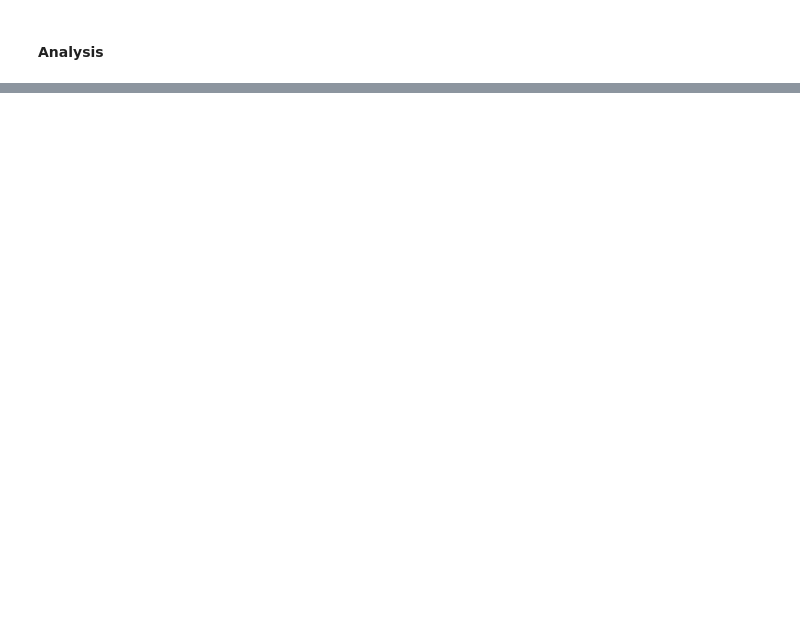
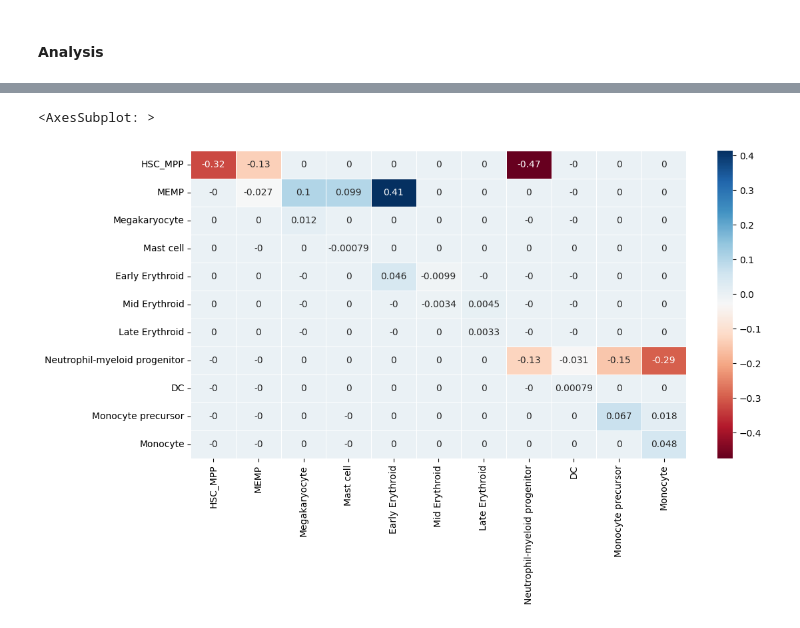
Before and after one commit to StatBiomed/clonaltrans, a Jupyter notebook: clonetrans obs.ipynb, the cells around one changed output, grey strips where cells are left out. Saved outputs shown, nothing was run; the diff lists cells and outputs as text; code cells hidden in the pictures; blank space fills up the shorter version.

```diff
--- a/clonetrans obs.ipynb
+++ b/clonetrans obs.ipynb
@@ -108,0 +107,14 @@ torch.Size([11, 11])
+# %%
+anno = pd.read_csv('./data/annotations.csv')
+# %%
+transition_K = pd.DataFrame(
+    index=anno['populations'].values,
+    columns=anno['populations'].values,
+    data=K.detach().cpu().numpy()[-1]
+)
+# %%
+fig, axes = plt.subplots(figsize=(12, 6))
+sns.heatmap(transition_K, annot=True, linewidths=.5, cmap='RdBu', ax=axes)
+# %% [output]
+<AxesSubplot: >
+[figure, added]
```
Also changed, not shown: parts of 8 cells of this notebook, 4 other files.
